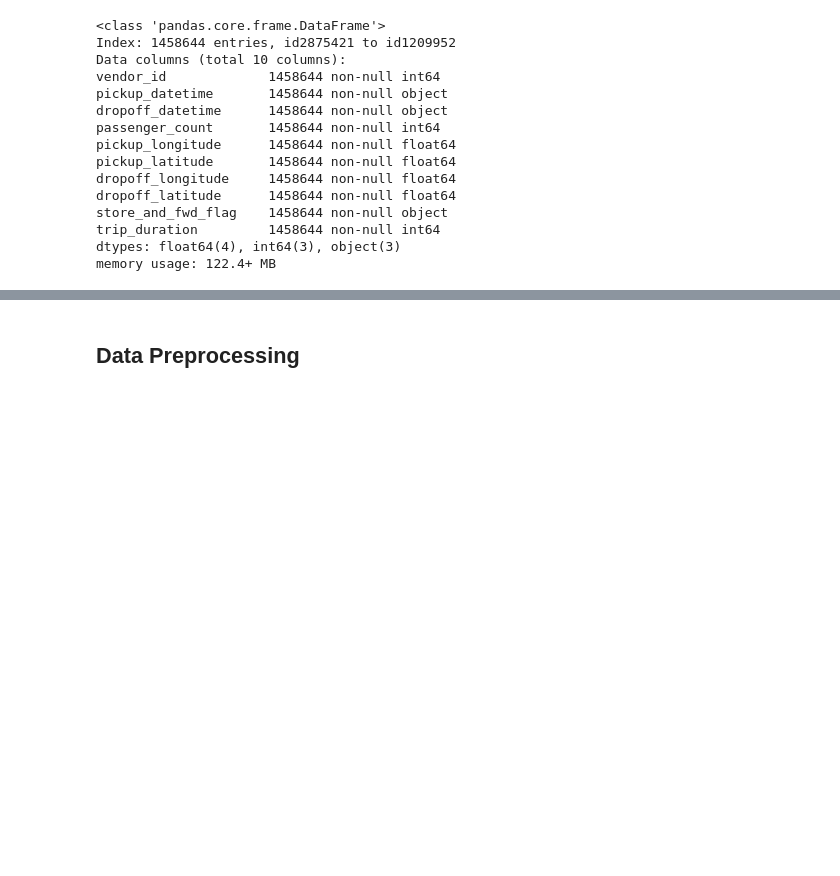
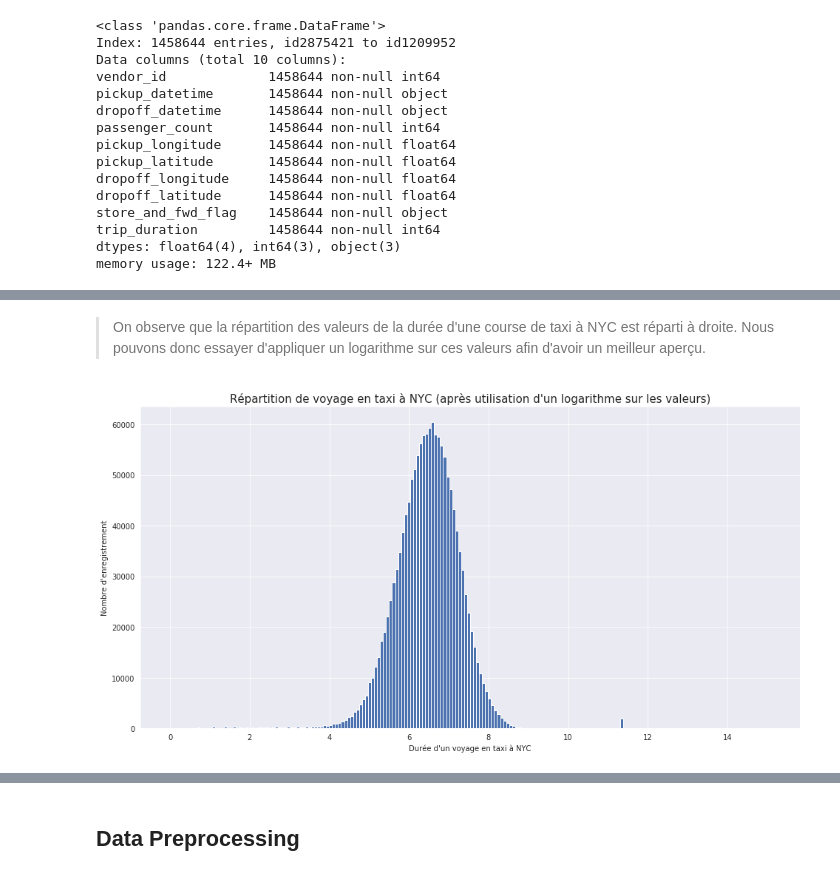
Before and after one commit to Hugo-Gomez/NYC_Taxi_Trip_Duration, a Jupyter notebook: Hugo Gomez - NYC Taxi Trip Duration.ipynb, the cells around one changed output, grey strips where cells are left out. Cells and saved outputs as stored; diff of their text form; code cells hidden in the pictures; blank space fills up the shorter version.

```diff
--- a/Hugo Gomez - NYC Taxi Trip Duration.ipynb
+++ b/Hugo Gomez - NYC Taxi Trip Duration.ipynb
@@ -65,0 +149,10 @@ memory usage: 122.4+ MB
+# %% [markdown]
+> On observe que la répartition des valeurs de la durée d'une course de taxi à NYC est réparti à droite. Nous pouvons donc essayer d'appliquer un logarithme sur ces valeurs afin d'avoir un meilleur aperçu.
+# %%
+plt.hist(np.log(df.trip_duration), bins=200);
+plt.title('Répartition de voyage en taxi à NYC (après utilisation d\'un logarithme sur les valeurs)')
+plt.xlabel('Durée d\'un voyage en taxi à NYC')
+plt.ylabel('Nombre d\'enregistrement')
+plt.show()
+# %% [output]
+[figure, added]
```
Also changed, not shown: parts of 83 cells of this notebook.
